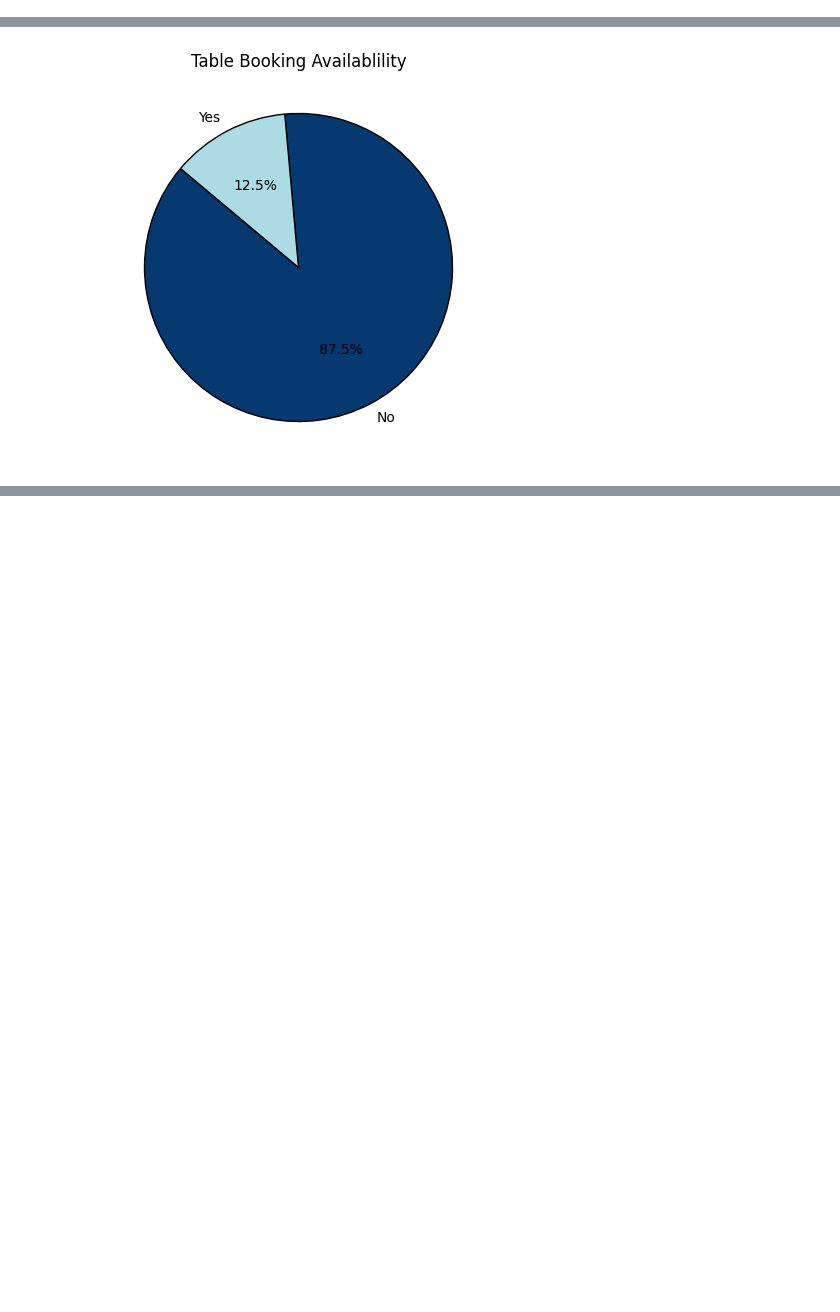
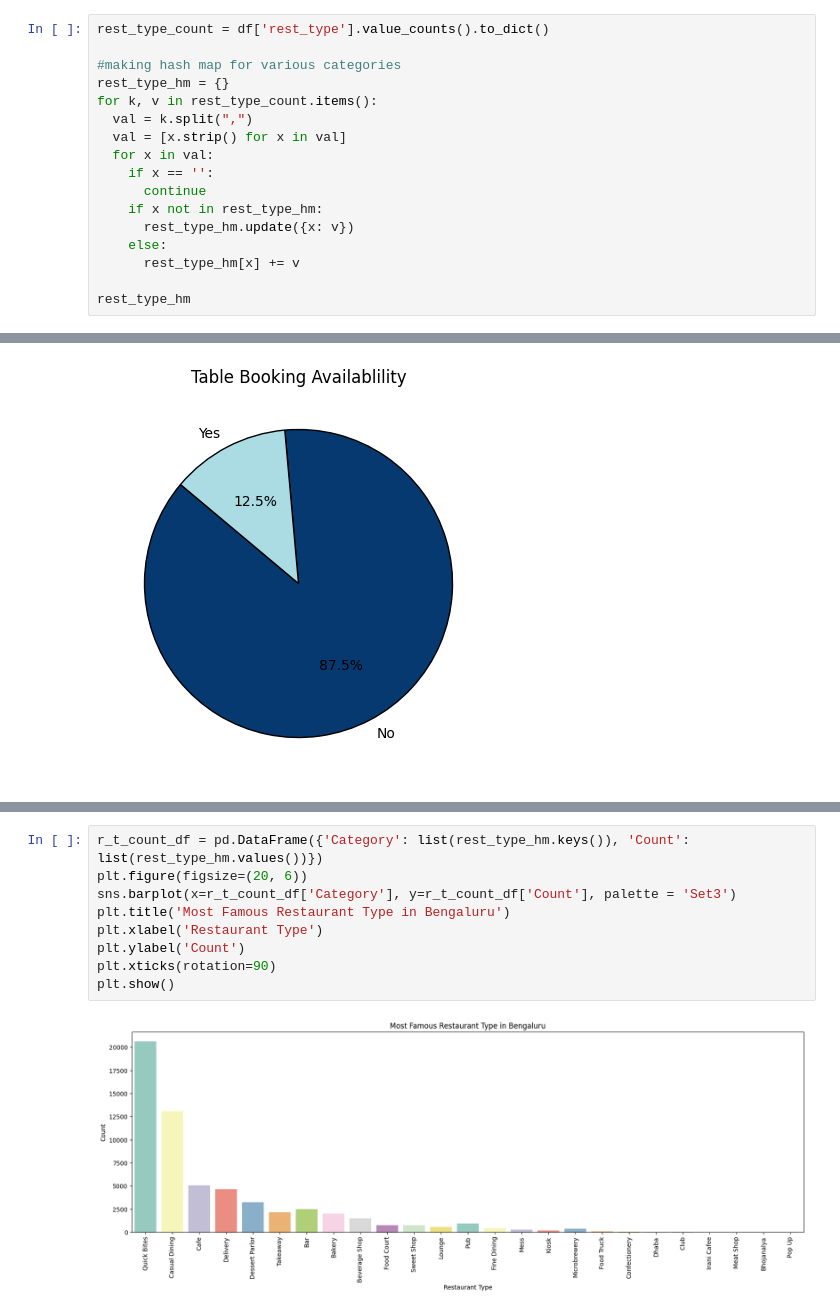
Before and after one commit to starlight5234/MoodBites, a Jupyter notebook: moodbites.ipynb, the cells around one changed output, grey strips where cells are left out. Saved outputs shown, nothing was run; the diff lists cells and outputs as text; blank space fills up the shorter version.

```diff
--- a/moodbites.ipynb
+++ b/moodbites.ipynb
@@ -131,3 +127,20 @@ df['votes'].replace(np.nan, '', regex=True, inplace=True)
 df[df['votes'].isnull()]
 # %% [output]
 |  | url | address | name | online_order | book_table | rate | votes | phone | location | rest_type | ... |
+# %%
+rest_type_count = df['rest_type'].value_counts().to_dict()
+
+#making hash map for various categories
+rest_type_hm = {}
+for k, v in rest_type_count.items():
+  val = k.split(",")
+  val = [x.strip() for x in val]
+  for x in val:
+    if x == '':
+      continue
+    if x not in rest_type_hm:
+      rest_type_hm.update({x: v})
+    else:
+      rest_type_hm[x] += v
+
+rest_type_hm
@@ -485,0 +533,11 @@ plt.show()
+# %%
+r_t_count_df = pd.DataFrame({'Category': list(rest_type_hm.keys()), 'Count': list(rest_type_hm.values())})
+plt.figure(figsize=(20, 6))
+sns.barplot(x=r_t_count_df['Category'], y=r_t_count_df['Count'], palette = 'Set3')
+plt.title('Most Famous Restaurant Type in Bengaluru')
+plt.xlabel('Restaurant Type')
+plt.ylabel('Count')
+plt.xticks(rotation=90)
+plt.show()
+# %% [output]
+[figure, added]
```
Also changed, not shown: parts of 10 cells of this notebook.
